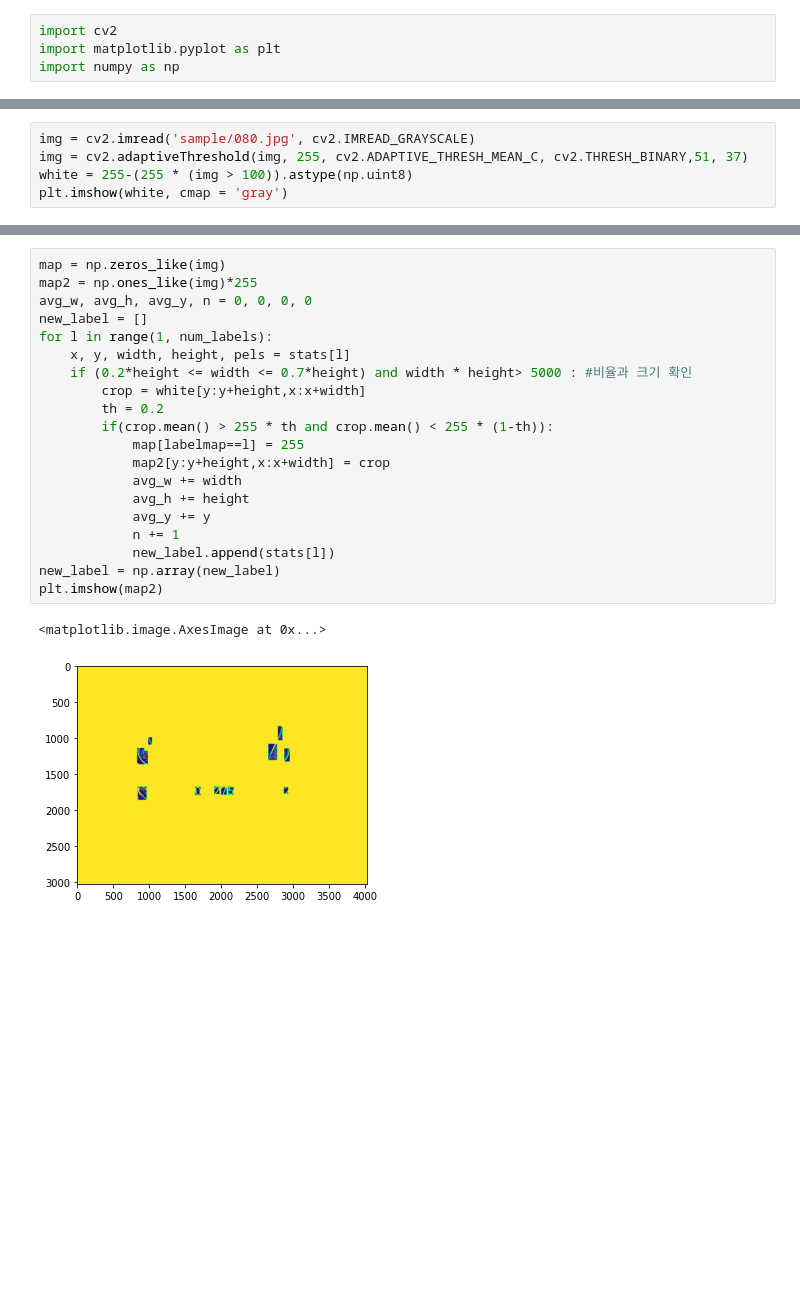
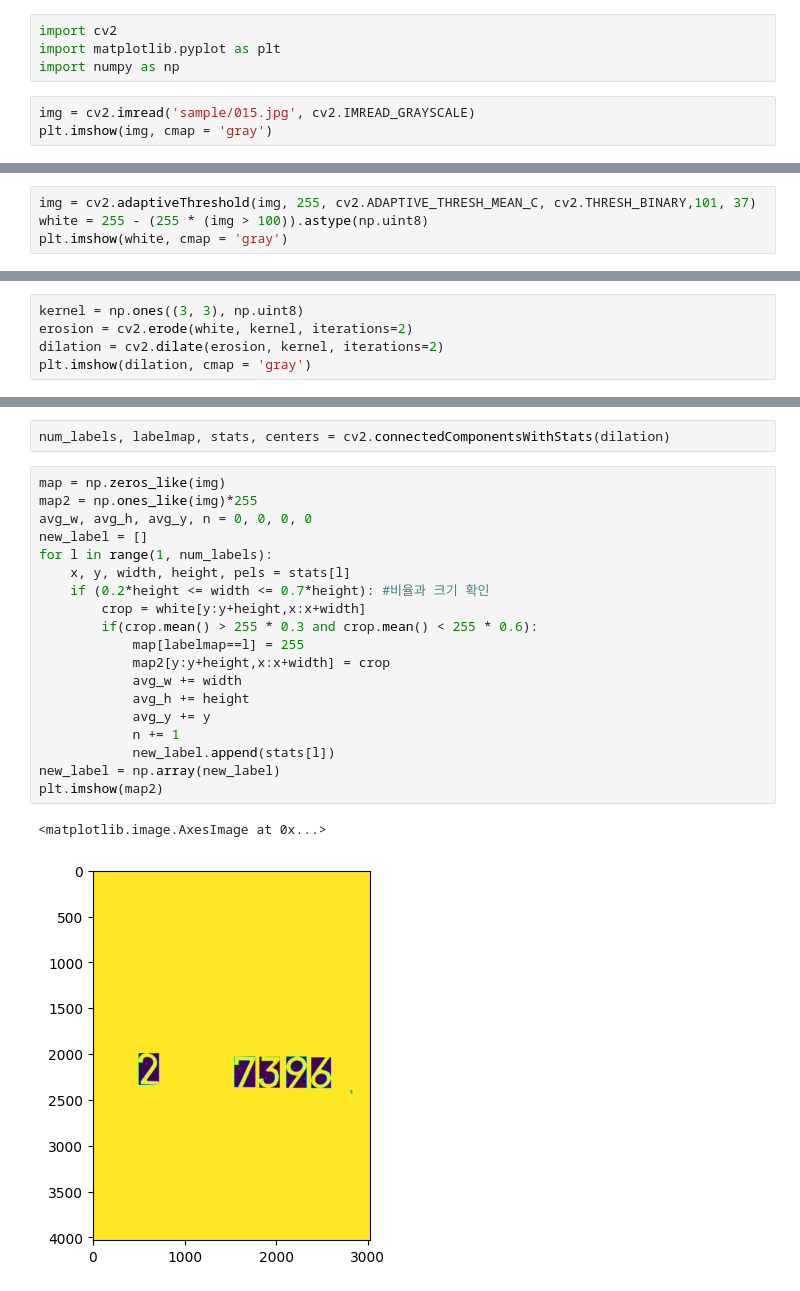
Before and after one commit to uichan8/detect_plate, a Jupyter notebook: test.ipynb, the cells around one changed output, grey strips where cells are left out. Drawn from its saved outputs; the diff is of its cells as text; blank space fills up the shorter version.

```diff
--- a/test.ipynb
+++ b/test.ipynb
@@ -2,3 +2,6 @@
 import cv2
 import matplotlib.pyplot as plt
 import numpy as np
+# %%
+img = cv2.imread('sample/015.jpg', cv2.IMREAD_GRAYSCALE)
+plt.imshow(img, cmap = 'gray')
@@ -5,7 +11,6 @@ import numpy as np
 # %%
-img = cv2.imread('sample/080.jpg', cv2.IMREAD_GRAYSCALE)
-img = cv2.adaptiveThreshold(img, 255, cv2.ADAPTIVE_THRESH_MEAN_C, cv2.THRESH_BINARY,51, 37)
-white = 255-(255 * (img > 100)).astype(np.uint8)
+img = cv2.adaptiveThreshold(img, 255, cv2.ADAPTIVE_THRESH_MEAN_C, cv2.THRESH_BINARY,101, 37)
+white = 255 - (255 * (img > 100)).astype(np.uint8)
 plt.imshow(white, cmap = 'gray')
 # %% [output]
 <matplotlib.image.AxesImage at 0x...>
@@ -16,0 +18,5 @@ num_labels, labelmap, stats, centers = cv2.connectedComponentsWithStats(edges, c
+# %%
+kernel = np.ones((3, 3), np.uint8)
+erosion = cv2.erode(white, kernel, iterations=2)
+dilation = cv2.dilate(erosion, kernel, iterations=2)
+plt.imshow(dilation, cmap = 'gray')
@@ -17,23 +26,24 @@ num_labels, labelmap, stats, centers = cv2.connectedComponentsWithStats(edges, c
+# %%
+num_labels, labelmap, stats, centers = cv2.connectedComponentsWithStats(dilation)
 # %%
 map = np.zeros_like(img)
 map2 = np.ones_like(img)*255
 avg_w, avg_h, avg_y, n = 0, 0, 0, 0
 new_label = []
 for l in range(1, num_labels):
     x, y, width, height, pels = stats[l]
-    if (0.2*height <= width <= 0.7*height) and width * height> 5000 : #비율과 크기 확인
+    if (0.2*height <= width <= 0.7*height): #비율과 크기 확인
         crop = white[y:y+height,x:x+width]
-        th = 0.2
-        if(crop.mean() > 255 * th and crop.mean() < 255 * (1-th)):
+        if(crop.mean() > 255 * 0.3 and crop.mean() < 255 * 0.6):
             map[labelmap==l] = 255
             map2[y:y+height,x:x+width] = crop
             avg_w += width
             avg_h += height
             avg_y += y
             n += 1
             new_label.append(stats[l])
 new_label = np.array(new_label)
 plt.imshow(map2)
 # %% [output]
 <matplotlib.image.AxesImage at 0x...>
-[figure, old version]
+[figure, new version]
```
Also changed, not shown: parts of 6 cells of this notebook, 4 other files.
